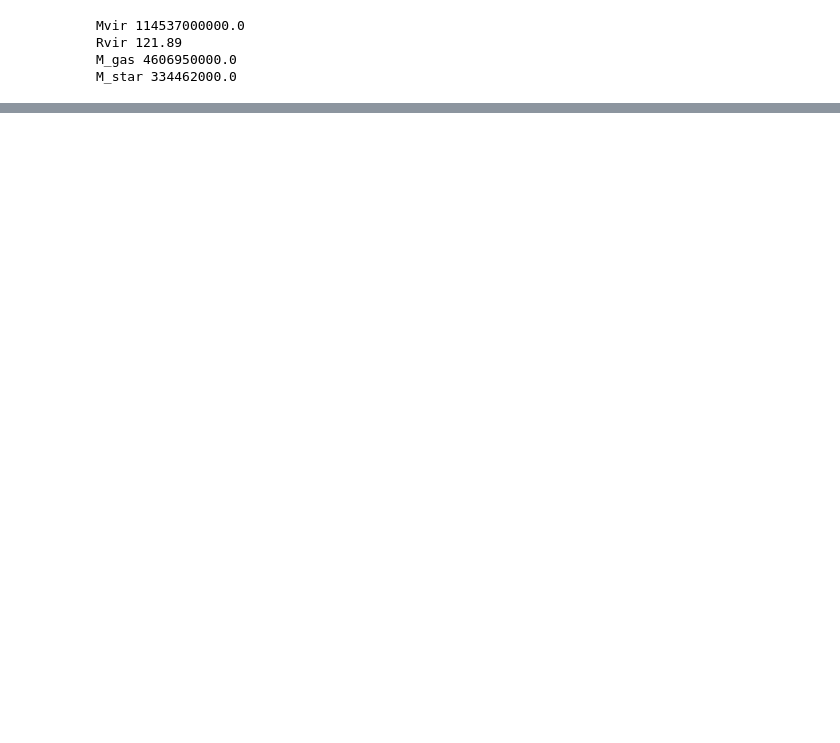
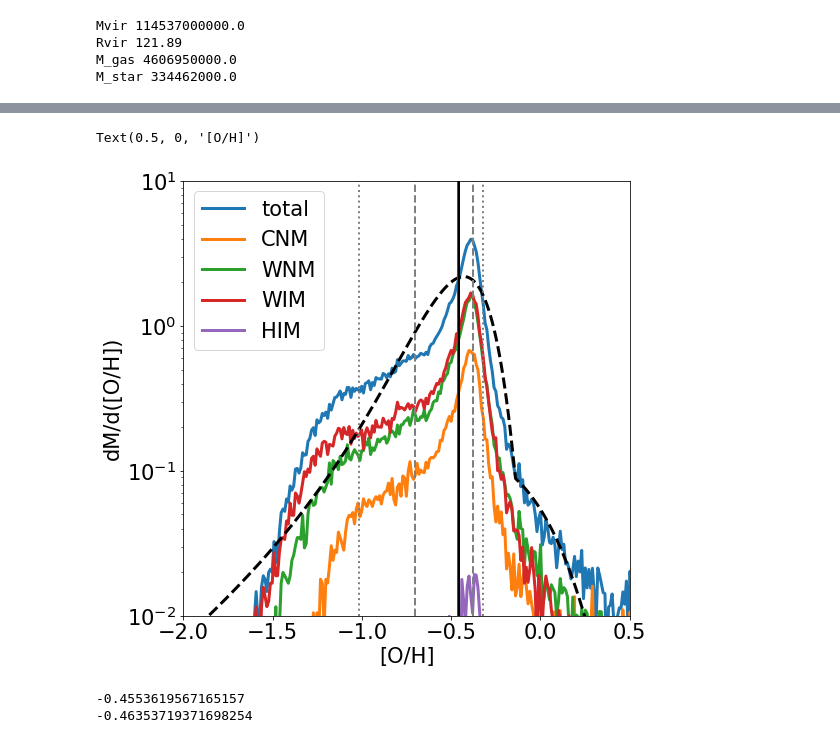
Before and after one commit to aemerick/galaxy_analysis, a Jupyter notebook: gizmo/gizmo_radial_metals.ipynb, the cells around one changed output, grey strips where cells are left out. Drawn from its saved outputs; the diff is of its cells as text; code cells hidden in the pictures; blank space fills up the shorter version.

```diff
--- a/gizmo/gizmo_radial_metals.ipynb
+++ b/gizmo/gizmo_radial_metals.ipynb
@@ -100,0 +238,53 @@ dr    = (r_max-r_min)/(float(nbins))
+# %%
+fig,ax=plt.subplots()
+fig.set_size_inches(8,8)
+
+#for phase in ['total'] + list(phasenames.keys()):
+#    ax.plot(bc.mids, hist[phase] /np.sum(hist['total']), label=phase, lw = 3)
+
+peaky = 1.0
+#peaky = np.max(fit['total']['norm_y'])
+dz_dlogznorm = 1.0/(np.log10(np.e) / 10.0**bc.mids[:-1])
+db    = 10.0**bc.maxs - 10.0**bc.mins
+dlogb = bc.maxs-bc.mins
+
+for phase in ['total'] + list(phasenames.keys()):
+    ax.plot(bc.mids, hist[phase] / np.sum(hist['total']) / dlogb, lw = 3, label = phase)
+
+ax.plot(bc.mids[:-1],
+        fit['total']['fit_result'](10.0**bc.mids[:-1])/peaky*dz_dlogznorm, lw = 3, color = 'black',ls='--')
+        #fit['total']['fit_y']  * fit['total']['fit_x'] / np.max(fit['total']['fit_y'] * fit['total']['fit_x'] ) * np.max(hist['total']) / np.sum(hist['total']), lw = 3, color = 'black', ls = '--')
+
+ax.set_ylim(0.01,10)
+
+plot_idr = True
+for phase in ['total']:
+    ax.plot([stats[phase]['avg_mean']]*2, ax.get_ylim(), lw = 2, ls ='-', color = 'red')
+    ax.plot([np.log10(stats[phase]['decile_1'])]*2, ax.get_ylim(), lw = 2, ls = ':', color = 'grey')
+    ax.plot([np.log10(stats[phase]['decile_9'])]*2, ax.get_ylim(), lw = 2, ls = ':', color = 'grey')
+    ax.plot([np.log10(stats[phase]['Q1'])]*2, ax.get_ylim(), lw = 2, ls = '--', color = 'grey')
+    ax.plot([np.log10(stats[phase]['Q3'])]*2, ax.get_ylim(), lw = 2, ls = '--', color = 'grey')
+    ax.plot([np.log10(stats[phase]['median'])]*2, ax.get_ylim(), lw = 2, ls = '-', color = 'black')
+
+
+#db = bc.maxs - bc.mins
+#ax.plot(bc.mids,  hist['total'] / np.sum(hist['total']) / db)
+#ax.plot(bc.mids,  hist['total'] / np.sum(hist['total']) / db / 10.0**bc.mids * np.log10(np.e))
+
+
+ax.legend(loc='best')
+ax.semilogy()
+ax.set_xlim(-2,0.5)
+
+
+ax.set_ylabel('dM/d([O/H])')
+ax.set_xlabel('[O/H]')
+# %% [output]
+Text(0.5, 0, '[O/H]')
+[figure, added]
+# %%
+print(np.log10(stats['total']['median']))
+print(stats['total']['avg_mean'])
+# %% [output]
+-0.4553619567165157
+-0.46353719371698254
```
Also changed, not shown: parts of 12 cells of this notebook, 33 other files.
